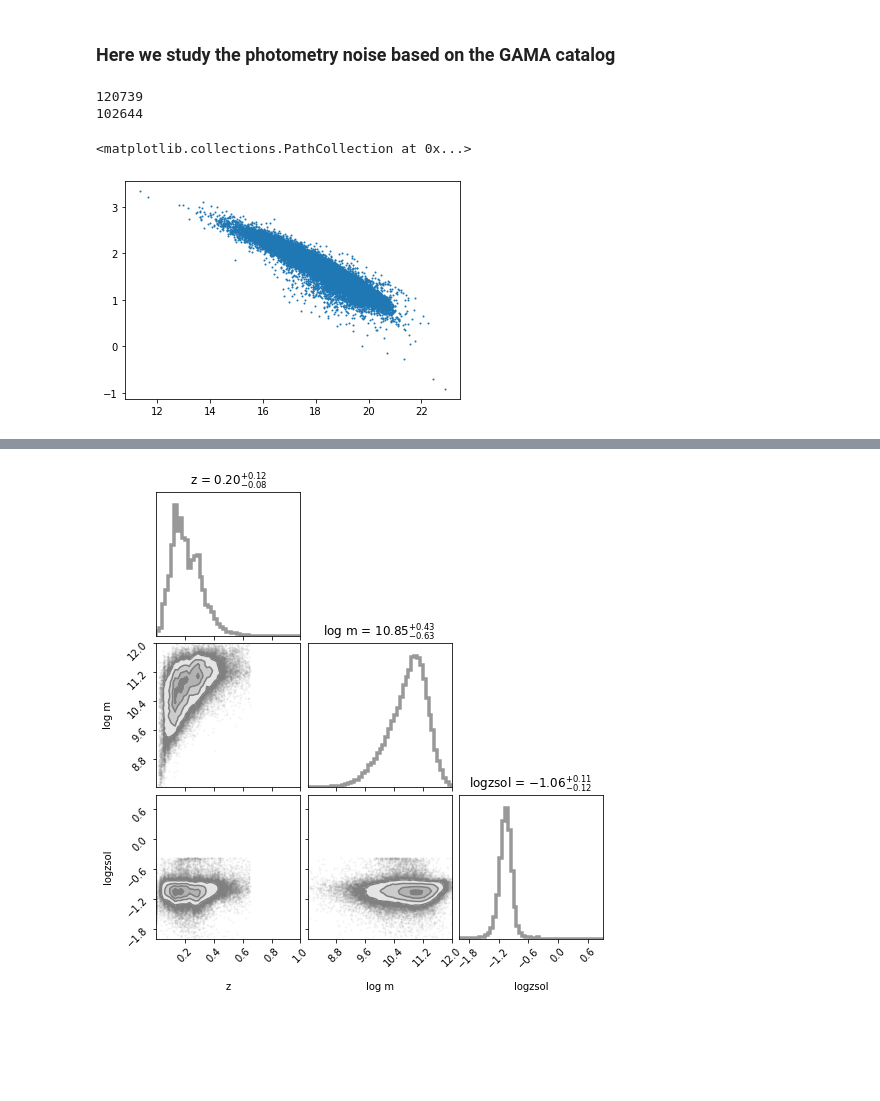
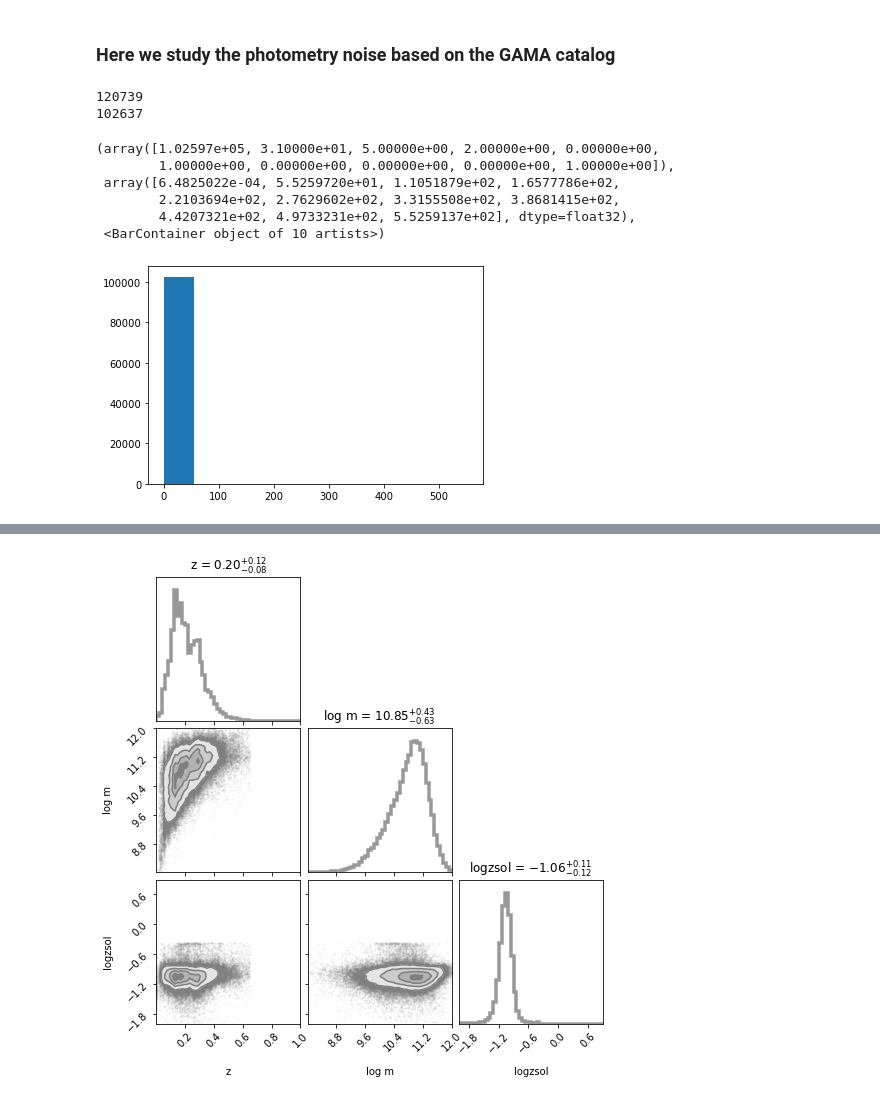
Before and after one commit to AstroJacobLi/popsed, a Jupyter notebook: notebooks/forward_model/noise_model/GAMA_nosie_model_DR3_apmatch_linearNoise.ipynb, the cells around one changed output, grey strips where cells are left out. Saved outputs shown, nothing was run; the diff lists cells and outputs as text; code cells hidden in the pictures; blank space fills up the shorter version.

```diff
--- a/notebooks/forward_model/noise_model/GAMA_nosie_model_DR3_apmatch_linearNoise.ipynb
+++ b/notebooks/forward_model/noise_model/GAMA_nosie_model_DR3_apmatch_linearNoise.ipynb
@@ -34,13 +34,25 @@ flag &= np.all(fluxes > 0, axis=1)
 flag &= ((mags[:, 6] - mags[:, 8]) > 0.025) #& (mags[:, 2] < 19.65)
 flag &= (mags[:, 0] < 90)# & (mags[:, 0] < 25)
 flag &= (gama_cat['logmintsfh'] > 0) # exclude -99.0
+
+flag &= (mags[:, 0] < 30)
 # flag &= (mags_err[:, 0] < 0.6)
 # flag &= #np.all(snrs[:, 0:1] >= 2, axis=1) # SNR cut
 gama_cat = gama_cat[flag]
 print(len(gama_cat))
 # %% [output]
 120739
-102644
+102637
+# %%
+plt.hist((gama_cat['FLUX_AUTO_u'] / gama_cat['FLUXERR_AUTO_u']).data)
+# %% [output]
+(array([1.02597e+05, 3.10000e+01, 5.00000e+00, 2.00000e+00, 0.00000e+00,
+        1.00000e+00, 0.00000e+00, 0.00000e+00, 0.00000e+00, 1.00000e+00]),
+ array([6.4825022e-04, 5.5259720e+01, 1.1051879e+02, 1.6577786e+02,
+        2.2103694e+02, 2.7629602e+02, 3.3155508e+02, 3.8681415e+02,
+        4.4207321e+02, 4.9733231e+02, 5.5259137e+02], dtype=float32),
+ <BarContainer object of 10 artists>)
+[figure, added]
 # %%
 filters = list('ugrizYJHK')
 mags = np.vstack([gama_cat[col].data for col in [f'MAG_AUTO_{filt}' for filt in filters]]).T
@@ -56,10 +59,0 @@ logsnrs = np.log10(fluxes / fluxes_err)
-# %%
-# plt.scatter(mags[:, 0], np.log10(fluxes[:, 0] / fluxes_err[:, 0]), s=1)
-# plt.scatter(mags[:, 1], np.log10(fluxes[:, 1] / fluxes_err[:, 1]), s=1)
-plt.scatter(mags[:, 2], logsnrs[:, 2], s=1)
-
-# plt.xlim(-40, 100)
-# plt.yscale('log')
-# %% [output]
-<matplotlib.collections.PathCollection at 0x...>
-[figure, removed]
```
Also changed, not shown: parts of 24 cells of this notebook, 4 other files.
